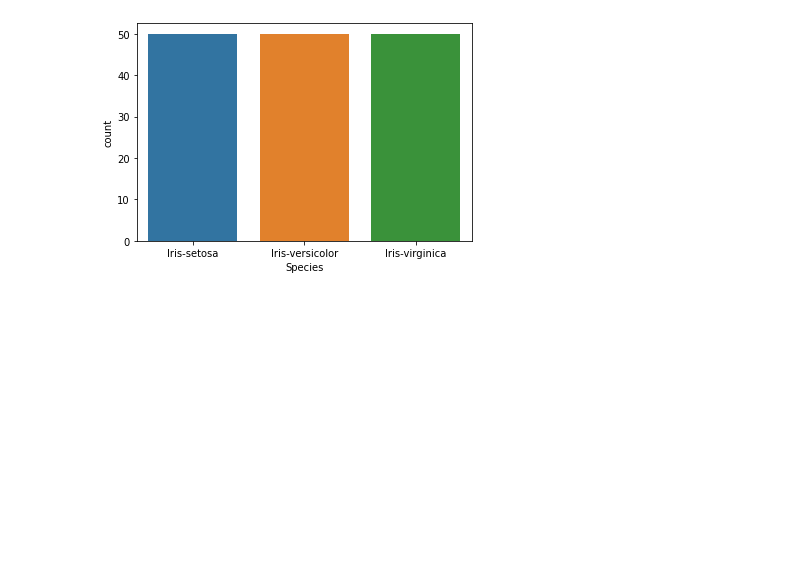
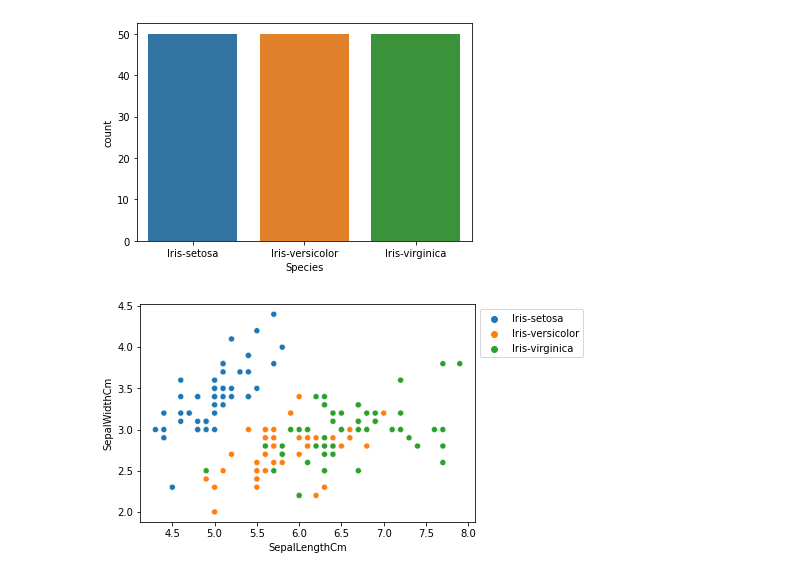
Before and after one commit to Pgupta1996/Spark_FOundation_Task_2, a Jupyter notebook: Spark_foundation_Task_2.ipynb, the cells around one changed output. Drawn from its saved outputs; the diff is of its cells as text; code cells hidden in the pictures; blank space fills up the shorter version.

```diff
--- a/Spark_foundation_Task_2.ipynb
+++ b/Spark_foundation_Task_2.ipynb
@@ -114,3 +114,13 @@ sns.countplot(x='Species', data=dataset, )
 plt.show()
 # %% [output]
 [figure]
+# %%
+sns.scatterplot(x='SepalLengthCm', y='SepalWidthCm',
+                hue='Species', data=dataset, )
+
+# Placing Legend outside the Figure
+plt.legend(bbox_to_anchor=(1, 1), loc=2)
+
+plt.show()
+# %% [output]
+[figure, added]
```
Also changed, not shown: parts of 10 cells of this notebook.
